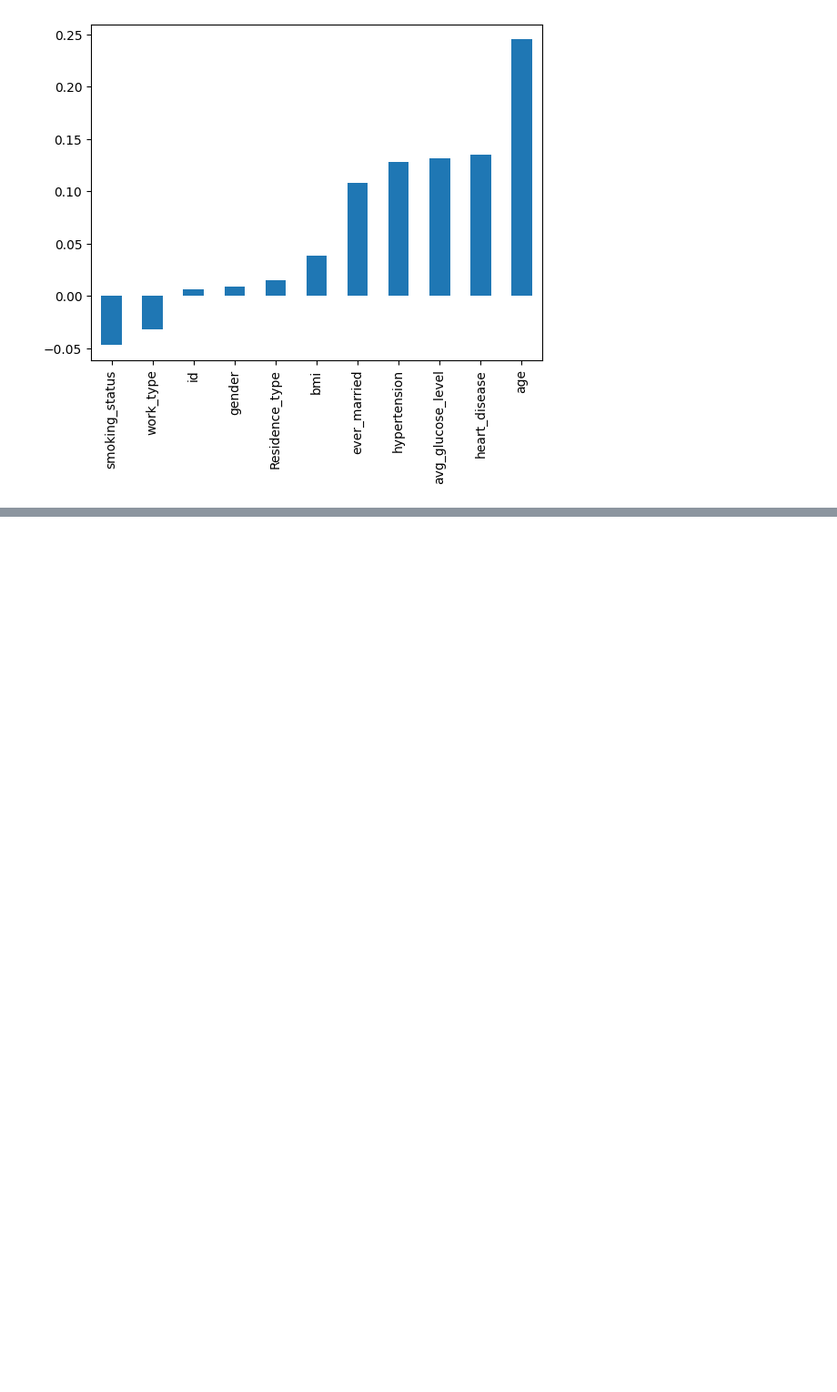
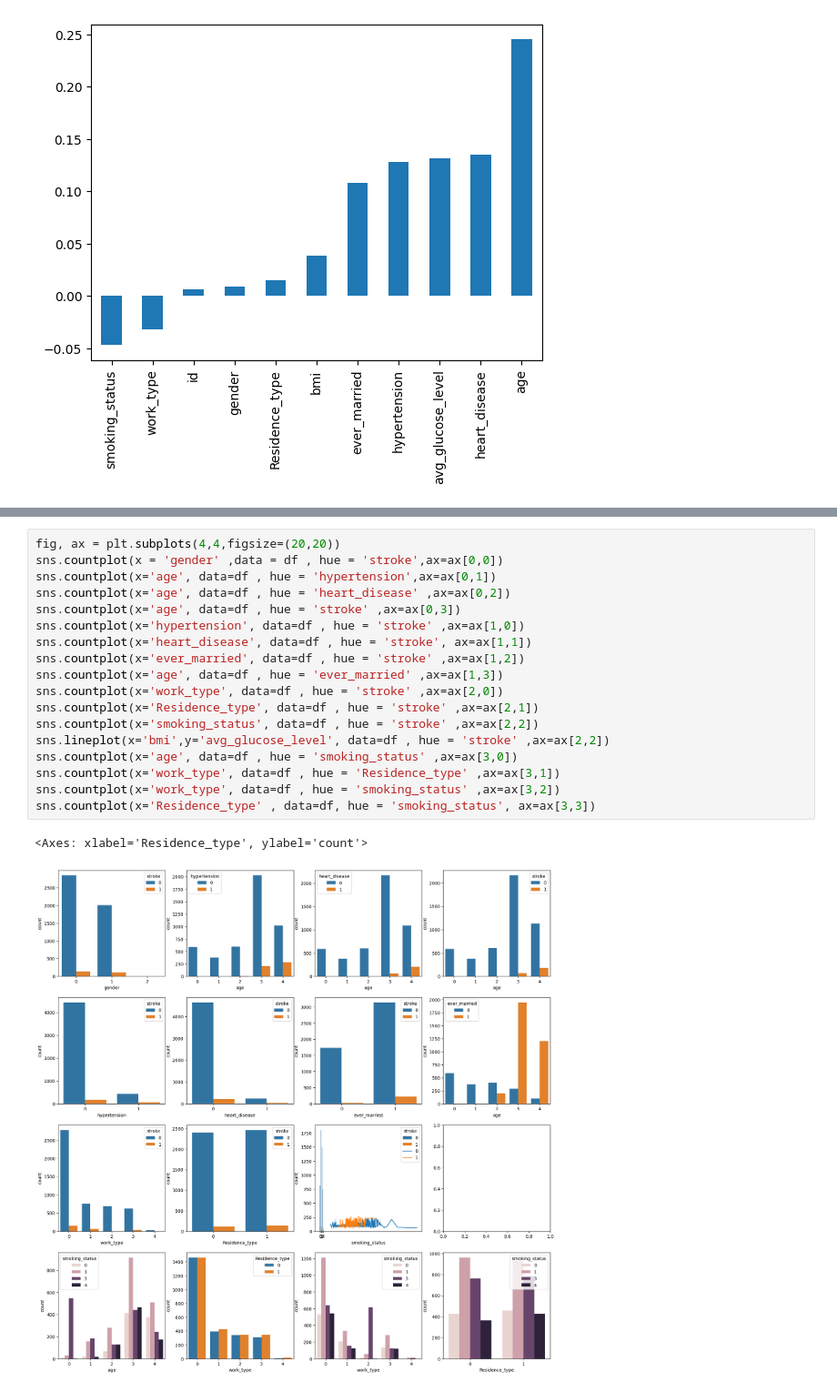
Before and after one commit to Someshwarwaghmode/AI_Trainig_Lecture, a Jupyter notebook: Day_1.ipynb, the cells around one changed output, grey strips where cells are left out. Shown: that part at 91% size. Drawn from its saved outputs; the diff is of its cells as text; blank space fills up the shorter version.

```diff
--- a/Day_1.ipynb
+++ b/Day_1.ipynb
@@ -411,0 +484,21 @@ df.corr()['stroke'][:-1].sort_values().plot(kind='bar')
+# %%
+fig, ax = plt.subplots(4,4,figsize=(20,20))
+sns.countplot(x = 'gender' ,data = df , hue = 'stroke',ax=ax[0,0])
+sns.countplot(x='age', data=df , hue = 'hypertension',ax=ax[0,1])
+sns.countplot(x='age', data=df , hue = 'heart_disease' ,ax=ax[0,2])
+sns.countplot(x='age', data=df , hue = 'stroke' ,ax=ax[0,3])
+sns.countplot(x='hypertension', data=df , hue = 'stroke' ,ax=ax[1,0])
+sns.countplot(x='heart_disease', data=df , hue = 'stroke', ax=ax[1,1])
+sns.countplot(x='ever_married', data=df , hue = 'stroke' ,ax=ax[1,2])
+sns.countplot(x='age', data=df , hue = 'ever_married' ,ax=ax[1,3])
+sns.countplot(x='work_type', data=df , hue = 'stroke' ,ax=ax[2,0])
+sns.countplot(x='Residence_type', data=df , hue = 'stroke' ,ax=ax[2,1])
+sns.countplot(x='smoking_status', data=df , hue = 'stroke' ,ax=ax[2,2])
+sns.lineplot(x='bmi',y='avg_glucose_level', data=df , hue = 'stroke' ,ax=ax[2,2])
+sns.countplot(x='age', data=df , hue = 'smoking_status' ,ax=ax[3,0])
+sns.countplot(x='work_type', data=df , hue = 'Residence_type' ,ax=ax[3,1])
+sns.countplot(x='work_type', data=df , hue = 'smoking_status' ,ax=ax[3,2])
+sns.countplot(x='Residence_type' , data=df, hue = 'smoking_status', ax=ax[3,3])
+# %% [output]
+<Axes: xlabel='Residence_type', ylabel='count'>
+[figure, added]
```
Also changed, not shown: parts of 17 cells of this notebook.
